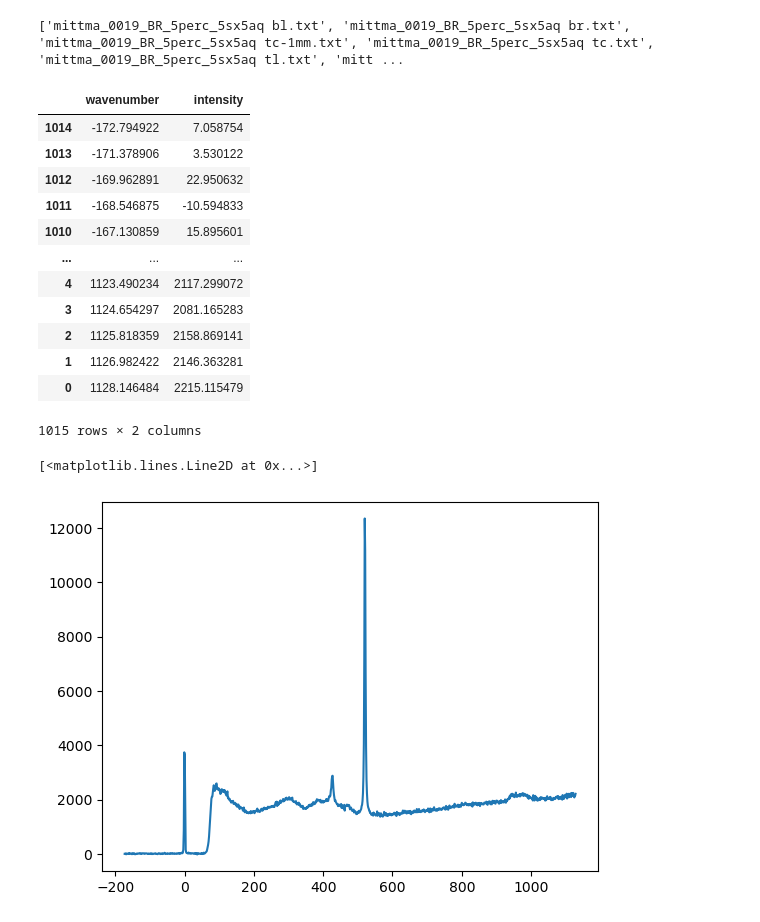
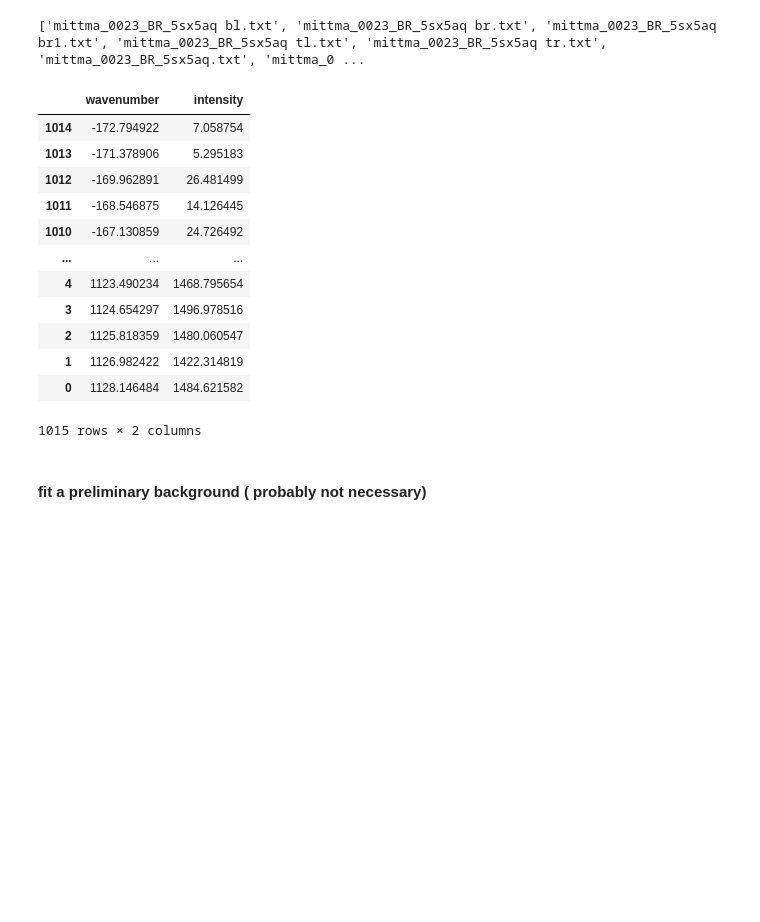
Before and after one commit to DTU-Nanolab-materials-discovery/intern-data-handling-and-fitting, a Jupyter notebook: raman.ipynb, the cells around one changed output. Drawn from its saved outputs; the diff is of its cells as text; code cells hidden in the pictures; blank space fills up the shorter version.

```diff
--- a/raman.ipynb
+++ b/raman.ipynb
@@ -9,8 +10,7 @@ from lmfit.models import LinearModel, LorentzianModel
 # %%
-folder = r"Z:\P110143-phosphosulfides-Andrea\Data\Samples\mittma_0019_Cu\Raman\BR"
+folder = r"Z:\P110143-phosphosulfides-Andrea\Data\Samples\mittma_0023_Cu\Raman"
 files = os.listdir(folder)
 files = [f for f in files if f.endswith('.txt')]
 print(files)
-all_results = {}
 # %% [output]
-['mittma_0019_BR_5perc_5sx5aq bl.txt', 'mittma_0019_BR_5perc_5sx5aq br.txt', 'mittma_0019_BR_5perc_5sx5aq tc-1mm.txt', 'mittma_0019_BR_5perc_5sx5aq tc.txt', 'mittma_0019_BR_5perc_5sx5aq tl.txt', 'mitt ...
+['mittma_0023_BR_5sx5aq bl.txt', 'mittma_0023_BR_5sx5aq br.txt', 'mittma_0023_BR_5sx5aq br1.txt', 'mittma_0023_BR_5sx5aq tl.txt', 'mittma_0023_BR_5sx5aq tr.txt', 'mittma_0023_BR_5sx5aq.txt', 'mittma_0 ...
@@ -21,24 +17,32 @@ filename= sample_name + '_5perc_5sx5aq '
+# %%
+# samples_to_analyse = ['bl', 'br', 'tc', 'tc-1mm', 'tl', 'tr', 'tr-2mm'] # 19 BR
+# samples_to_analyse = ['bl', 'br', 'tl', 'tr', ''] # 19 FR
+# samples_to_analyse = ['bl', 'br', 'tl', 'tr'] # 15 BL
+# samples_to_analyse = ['bl', 'tr', ''] # 12 FL
+# samples_to_analyse = ['bl', 'br', 'tl','tr', ''] # 11 BR and 22 BR
+samples_to_analyse = ['bl', 'br1', 'tl', 'tr', ''] # 23 BR
+
+sample_name= 'mittma_0023_BR'
+filename= sample_name + '_5sx5aq '
 # %%
 n=2
 filepath= os.path.join(folder, filename + f'{samples_to_analyse[n]}.txt')
 data = pd.read_csv(filepath, sep='\t', skiprows=1, names=['wavenumber', 'intensity'])
 
 data.sort_values('wavenumber', inplace=True)
 display(data)
-plt.plot(data['wavenumber'], data['intensity'])
+# plt.plot(data['wavenumber'], data['intensity'])
 # %% [output]
 |  | wavenumber | intensity |
 | 1014 | -172.794922 | 7.058754 |
-| 1013 | -171.378906 | 3.530122 |
-| 1012 | -169.962891 | 22.950632 |
-| 1011 | -168.546875 | -10.594833 |
-| 1010 | -167.130859 | 15.895601 |
+| 1013 | -171.378906 | 5.295183 |
+| 1012 | -169.962891 | 26.481499 |
+| 1011 | -168.546875 | 14.126445 |
+| 1010 | -167.130859 | 24.726492 |
 | ... | ... | ... |
-| 4 | 1123.490234 | 2117.299072 |
-| 3 | 1124.654297 | 2081.165283 |
-| 2 | 1125.818359 | 2158.869141 |
-| 1 | 1126.982422 | 2146.363281 |
-| 0 | 1128.146484 | 2215.115479 |
+| 4 | 1123.490234 | 1468.795654 |
+| 3 | 1124.654297 | 1496.978516 |
+| 2 | 1125.818359 | 1480.060547 |
+| 1 | 1126.982422 | 1422.314819 |
+| 0 | 1128.146484 | 1484.621582 |
 1015 rows × 2 columns
-[<matplotlib.lines.Line2D at 0x...>]
-[figure, removed]
@@ -45 +54,3 @@ plt.plot(data['wavenumber'], data['intensity'])
+# %% [markdown]
+#### fit a preliminary background ( probably not necessary)
 # %%
```
Also changed, not shown: parts of 20 cells of this notebook, 1 other file.
